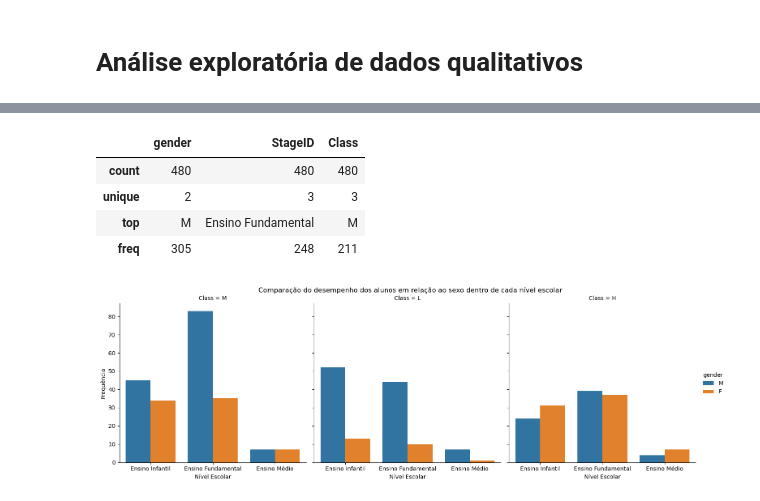
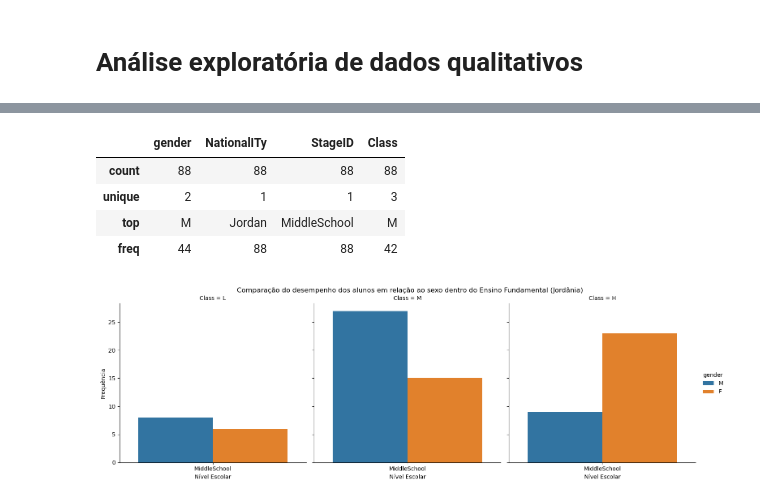
Before and after one commit to Joaonorr/Pesquisa-Estatistica-Aplicada, a Jupyter notebook: notebooks/02-exploratory_data_analysis.ipynb, the cells around one changed output, grey strips where cells are left out. Drawn from its saved outputs; the diff is of its cells as text; code cells hidden in the pictures.

Commit message:
Análise, filtragem e especificação dos datasets do projeto

```diff
--- a/notebooks/02-exploratory_data_analysis.ipynb
+++ b/notebooks/02-exploratory_data_analysis.ipynb
@@ -10,10 +11,11 @@ import seaborn as sns
 caminho = '../data/raw/archive/xAPI-Edu-Data.csv'
 
 # especificando as colunas de interesse para este estudo
-coluna = ['gender', 'StageID', 'Class']
+coluna = ['gender', 'StageID', 'NationalITy', 'Class']
 # %%
-# lendo o arquivo csv somente com a coluna 'raisedhands'
+# lendo o arquivo csv
 df = pd.read_csv(caminho, usecols=coluna)
+df = df.query('NationalITy == "Jordan" and StageID == "MiddleSchool"')
 
 # exibindo os cincos primeiros registros da tabela
 df.head(5)
@@ -61,21 +64,15 @@ tabela_frequencia
 # %%
-# Alterar os identificadores dos níveis escolares
-df['StageID'] = df['StageID'].replace(
-    {'lowerlevel': 'Ensino Infantil',
-     'MiddleSchool': 'Ensino Fundamental',
-     'HighSchool': 'Ensino Médio'})
-
 # Criar um gráfico de barras
 sns.countplot(x='StageID', hue='gender', data=df)
 
 # Adicionar título e rótulos aos eixos
-plt.title('Sexo X Nível Escolar')
-plt.xlabel('Nível Escolar')
-plt.ylabel('Frequência')
+plt.title('Gender X StageID')
+plt.xlabel('StageID')
+plt.ylabel('Frequence')
 
 # Adicionar uma legenda
-plt.legend(title='Sexo biológico')
+plt.legend(title='Gender')
 
-# Mostrar o gráfico
+# Mostrar o gráfico da distribuição de alunos por níve escolar
 plt.show()
 # %% [output]
@@ -82,0 +80,10 @@ plt.show()
+# %%
+# selecionando randomicamente 44 homens
+df_male = df.query('gender == "M"').sample(44, random_state=42)
+df_female = df.query('gender == "F"')
+
+# criando dataset com 44 homens e 44 mulheres
+df_2 = pd.concat([df_male, df_female])
+
+# Exibindo novo dataset
+df_2
@@ -83,22 +104,22 @@ plt.show()
 # %%
-#exibindo medidas de tendência central
-df.describe()
+# exibindo medidas de tendência central
+df_2.describe()
 # %% [output]
-|  | gender | StageID | Class |
-| count | 480 | 480 | 480 |
-| unique | 2 | 3 | 3 |
-| top | M | Ensino Fundamental | M |
-| freq | 305 | 248 | 211 |
+|  | gender | NationalITy | StageID | Class |
+| count | 88 | 88 | 88 | 88 |
+| unique | 2 | 1 | 1 | 3 |
+| top | M | Jordan | MiddleSchool | M |
+| freq | 44 | 88 | 88 | 42 |
 # %%
 # Criar um gráfico categórico
-g = sns.catplot(x='StageID', hue='gender', col='Class', data=df, kind='count')
+g = sns.catplot(x='StageID', hue='gender', col='Class', data=df_2, kind='count', col_order=['L', 'M', 'H'])
 
 # Adicionar título e rótulos aos eixos
 g.fig.subplots_adjust(top=0.9) # ajustar para o título não sobrepor os gráficos
-g.fig.suptitle('Comparação do desempenho dos alunos em relação ao sexo dentro de cada nível escolar')
+g.fig.suptitle('Comparação do desempenho dos alunos em relação ao sexo dentro do Ensino Fundamental (Jordânia)')
 g.set_axis_labels('Nível Escolar', 'Frequência')
 
 # Mostrar o gráfico
 plt.show()
 # %% [output]
-[figure, old version]
+[figure, new version]
```
Also changed, not shown: parts of 6 cells of this notebook.
